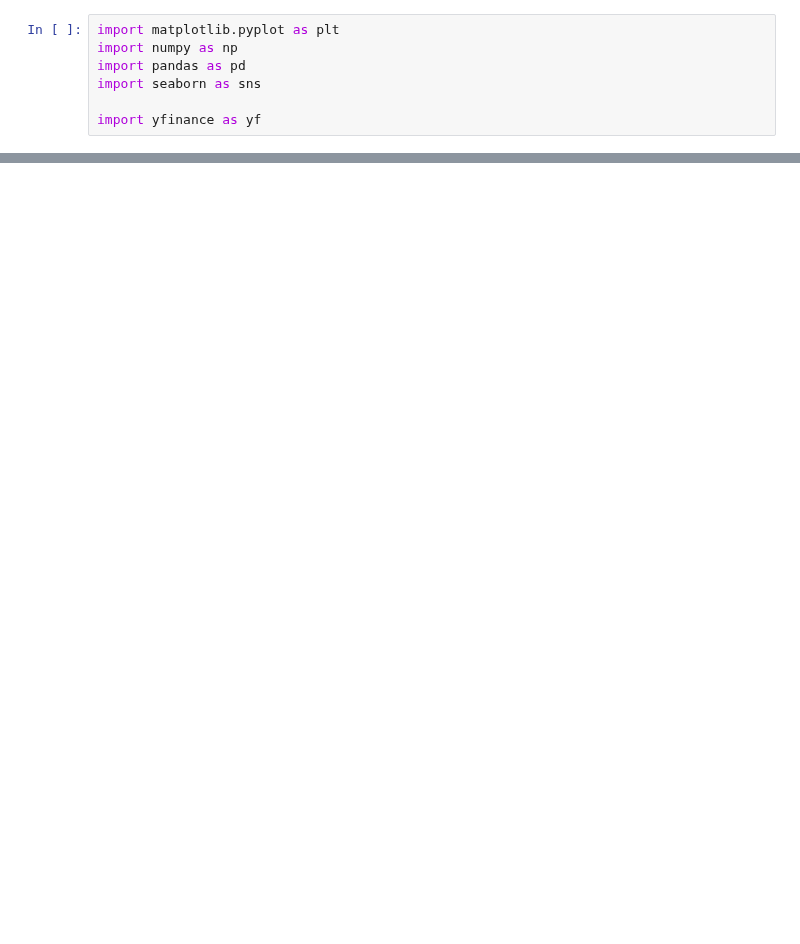
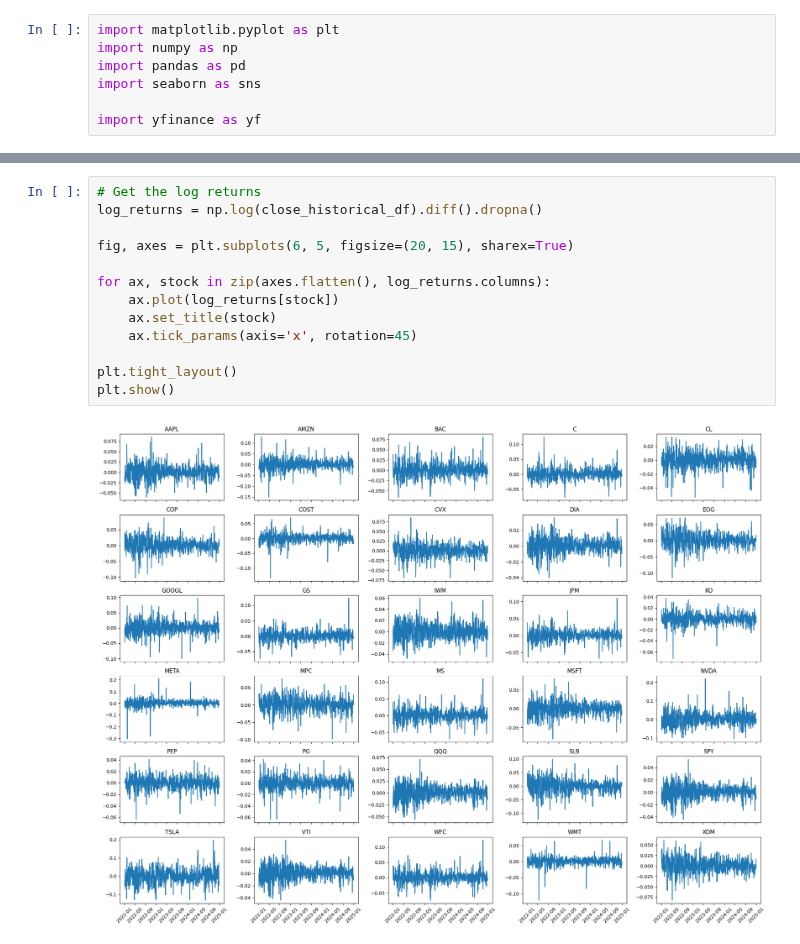
Before and after one commit to BSDSBA-JF/ML-II-Labs, a Jupyter notebook: 03/03-timeseries-lab/01_predict_returns.ipynb, the cells around one changed output, grey strips where cells are left out. Cells and saved outputs as stored; diff of their text form; blank space fills up the shorter version.

```diff
--- a/03/03-timeseries-lab/01_predict_returns.ipynb
+++ b/03/03-timeseries-lab/01_predict_returns.ipynb
@@ -40,0 +45,15 @@ g
+# %%
+# Get the log returns
+log_returns = np.log(close_historical_df).diff().dropna()
+
+fig, axes = plt.subplots(6, 5, figsize=(20, 15), sharex=True)
+
+for ax, stock in zip(axes.flatten(), log_returns.columns):
+    ax.plot(log_returns[stock])
+    ax.set_title(stock)
+    ax.tick_params(axis='x', rotation=45)
+
+plt.tight_layout()
+plt.show()
+# %% [output]
+[figure, added]
```
Also changed, not shown: parts of 8 cells of this notebook, 2 other files.
